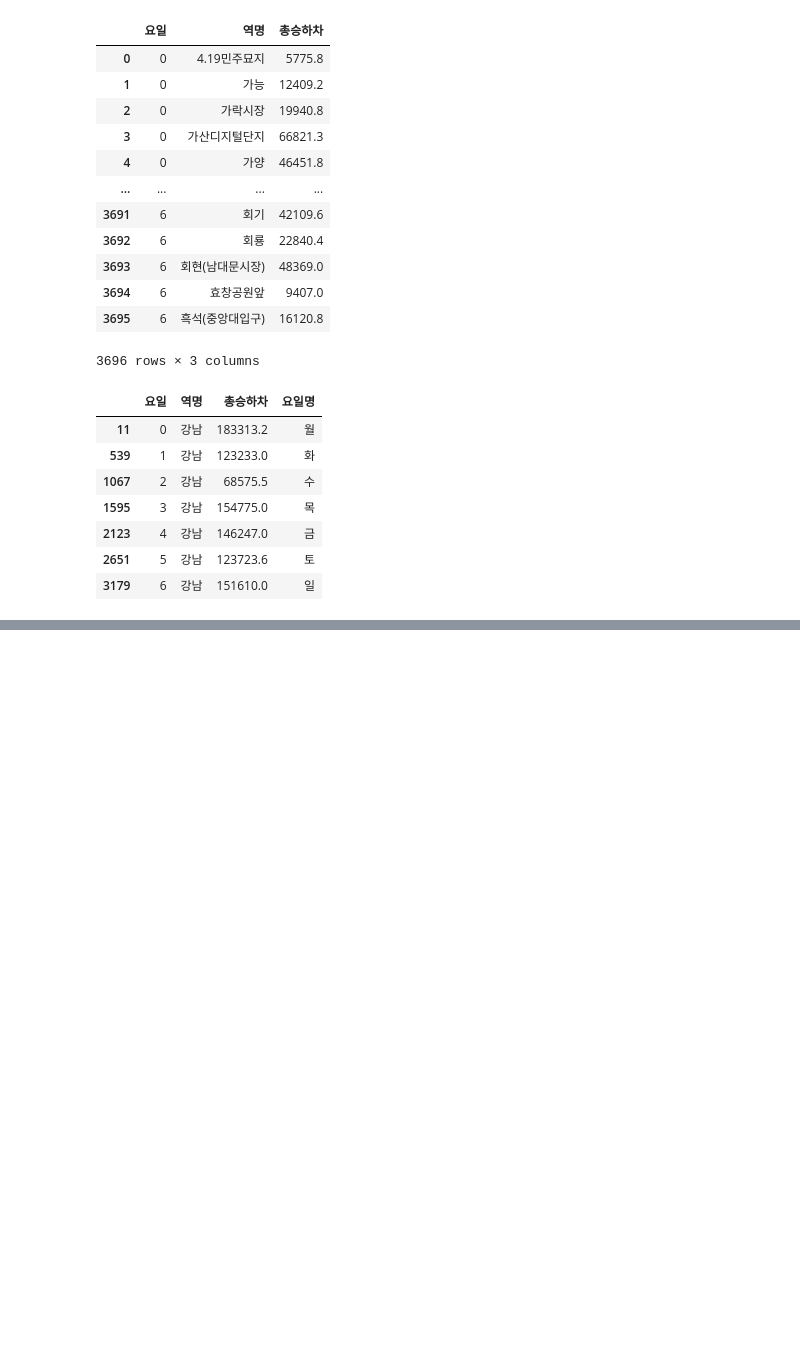
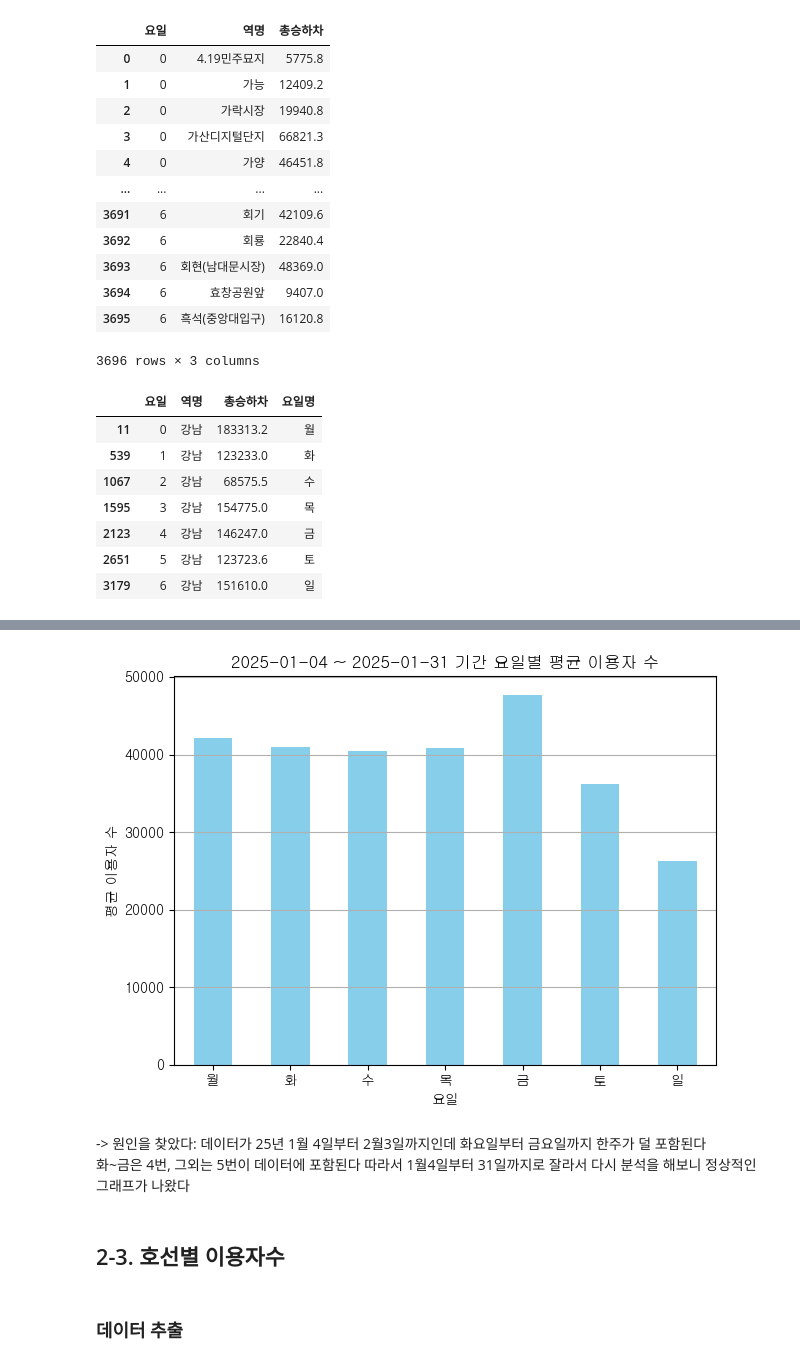
Before and after one commit to bhjin97/hipython_rep, a Jupyter notebook: 01_data_anal_proj/데이터분석 _미니프로젝트.ipynb, the cells around one changed output, grey strips where cells are left out. Saved outputs shown, nothing was run; the diff lists cells and outputs as text; code cells hidden in the pictures; blank space fills up the shorter version.

```diff
--- a/01_data_anal_proj/데이터분석 _미니프로젝트.ipynb
+++ b/01_data_anal_proj/데이터분석 _미니프로젝트.ipynb
@@ -168,0 +182,26 @@ plt.show()
+# %%
+df['사용일자'] = pd.to_datetime(df['사용일자'], format='%Y%m%d')
+start_date = '2025-01-04'
+end_date = '2025-01-31'
+
+df_cut = df[(df['사용일자'] >= start_date) & (df['사용일자'] <= end_date)]
+df_cut['요일'] = df_cut['사용일자'].dt.day_name()
+
+# 한글로 변환 (선택)
+요일_매핑 = {
+    'Monday': '월', 'Tuesday': '화', 'Wednesday': '수',
+    'Thursday': '목', 'Friday': '금', 'Saturday': '토', 'Sunday': '일'
+}
+df_cut['요일'] = df_cut['요일'].map(요일_매핑)
+# %%
+승차_열 = [col for col in df.columns if '승차' in col]
+하차_열 = [col for col in df.columns if '하차' in col]
+
+# 문자열 숫자 → 정수
+for col in 승차_열 + 하차_열:
+    df_cut[col] = df_cut[col].astype(str).str.replace(',', '').astype(float)
+
+df_cut['총이용자수'] = df_cut[승차_열].sum(axis=1) + df_cut[하차_열].sum(axis=1)
+
+요일평균 = df_cut.groupby('요일')['총이용자수'].mean().reindex(['월','화','수','목','금','토','일'])
+print(요일평균)
@@ -168,0 +218,21 @@ plt.show()
+# %%
+import matplotlib.pyplot as plt
+
+요일평균.plot(kind='bar', color='skyblue')
+plt.title(f"{start_date} ~ {end_date} 기간 요일별 평균 이용자 수")
+plt.ylabel('평균 이용자 수')
+plt.xlabel('요일')
+plt.xticks(rotation=0)
+plt.grid(axis='y')
+plt.tight_layout()
+plt.show()
+# %% [output]
+[figure, added]
+# %% [markdown]
+-> 원인을 찾았다: 데이터가 25년 1월 4일부터 2월3일까지인데 화요일부터 금요일까지 한주가 덜 포함된다
+화~금은 4번, 그외는 5번이 데이터에 포함된다
+따라서 1월4일부터 31일까지로 잘라서 다시 분석을 해보니 정상적인 그래프가 나왔다
+# %% [markdown]
+## 2-3. 호선별 이용자수
+# %% [markdown]
+### 데이터 추출
```
Also changed, not shown: parts of 11 cells of this notebook.
